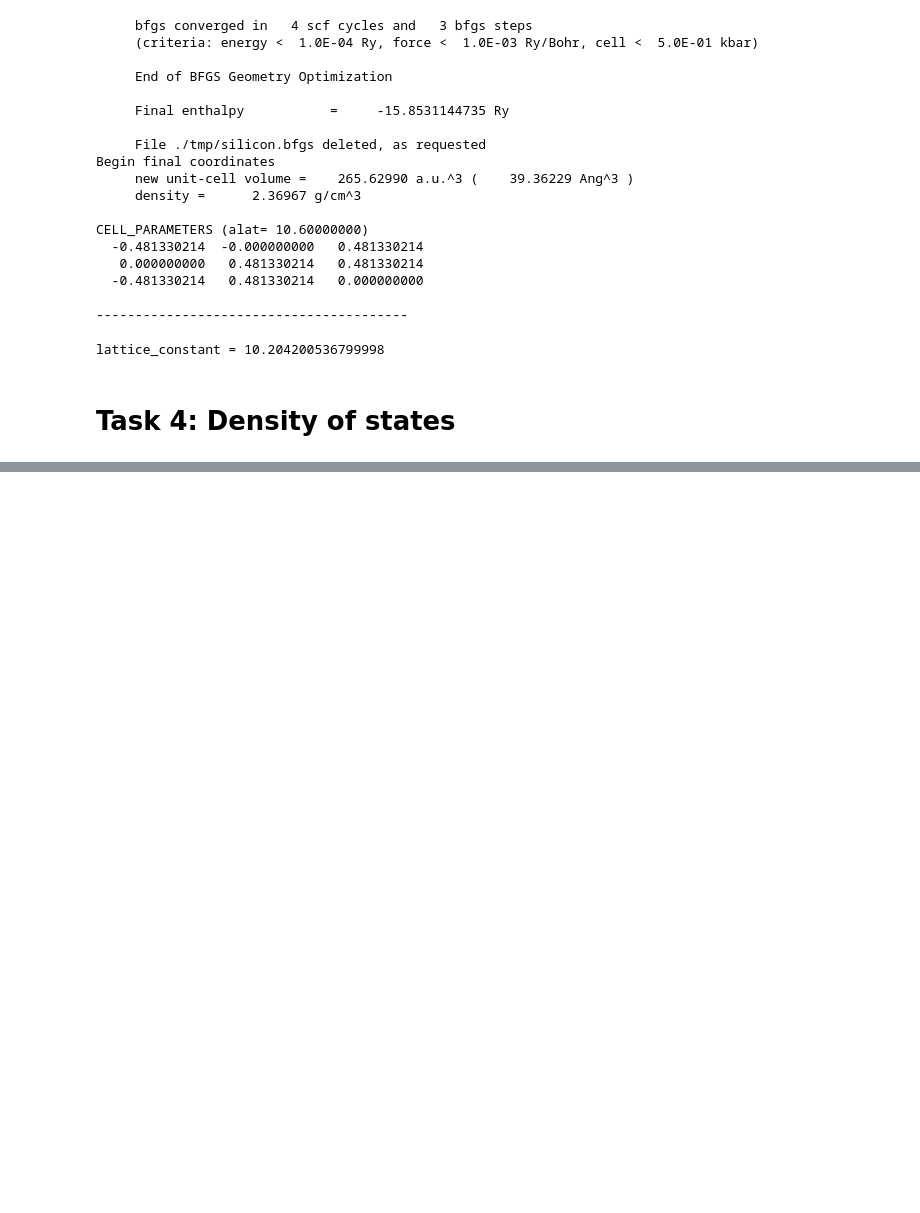
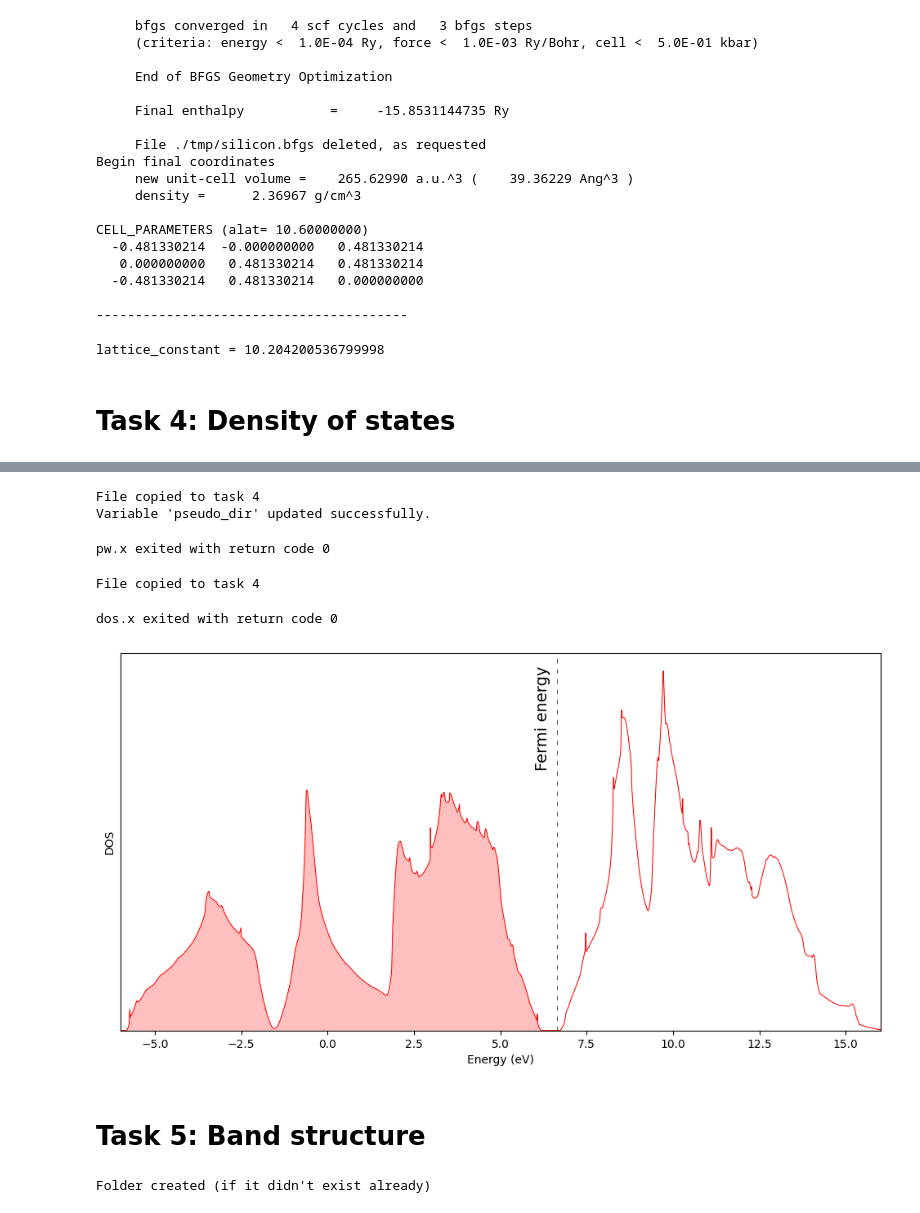
Before and after one commit to coteo-cbpf/Quantum-Espresso-tutorial, a Jupyter notebook: calculations/task-solutions.ipynb, the cells around one changed output, grey strips where cells are left out. Drawn from its saved outputs; the diff is of its cells as text; code cells hidden in the pictures; blank space fills up the shorter version.

Commit message:
Add DOS and band structure to solutions

```diff
--- a/calculations/task-solutions.ipynb
+++ b/calculations/task-solutions.ipynb
@@ -349,3 +349,9 @@ print(f'lattice_constant = {10.6 * 0.481330214/0.5}')
 lattice_constant = 10.204200536799998
 # %% [markdown]
 # Task 4: Density of states
+# %%
+import os # OS routines for NT or Posix depending on what system we're on.
+
+work_directory = "task 4"
+os.makedirs(work_directory, exist_ok=True)
+print("Folder created (if it didn't exist already)")
@@ -351,0 +388,34 @@ lattice_constant = 10.204200536799998
+# %%
+import shutil # Utility functions for copying and archiving files and directory trees.
+
+source_file = "../src/silicon/pw.nscf.silicon_dos.in"
+shutil.copy(source_file, work_directory)
+print(f"File copied to {work_directory}")
+
+input_file = os.path.join(work_directory, "pw.nscf.silicon_dos.in")
+output_file = os.path.join(work_directory, "pw.nscf.silicon_dos.out")
+
+pseudo_dir = "../../src/pseudos"
+
+_ = update_variable_in_file(input_file, "pseudo_dir", pseudo_dir)
+# %% [output]
+File copied to task 4
+Variable 'pseudo_dir' updated successfully.
+# %%
+# run pw.x from the work directory, feeding it the input file and
+# writing stdout to the designated output file
+with open(input_file, 'r') as inp, open(output_file, 'w') as out:
+    ret = subprocess.run([program], stdin=inp, stdout=out, cwd=work_directory)
+
+print(f"pw.x exited with return code {ret.returncode}")
+# %% [output]
+pw.x exited with return code 0
+# %%
+source_file = "../src/silicon/pp.dos.silicon.in"
+shutil.copy(source_file, work_directory)
+print(f"File copied to {work_directory}")
+
+input_file = os.path.join(work_directory, "pp.dos.silicon.in")
+output_file = os.path.join(work_directory, "pp.dos.silicon.out")
+# %% [output]
+File copied to task 4
@@ -351,0 +425,40 @@ lattice_constant = 10.204200536799998
+# %%
+with open(input_file, 'r') as inp, open(output_file, 'w') as out:
+    ret = subprocess.run([program], stdin=inp, stdout=out, cwd=work_directory)
+
+print(f"dos.x exited with return code {ret.returncode}")
+# %% [output]
+dos.x exited with return code 0
+# %%
+import matplotlib.pyplot as plt
+from matplotlib import rcParamsDefault
+import numpy as np
+%matplotlib inline
+
+# load data
+energy, dos, idos = np.loadtxt(os.path.join(work_directory, "si_dos.dat"), unpack=True)
+
+# make plot
+plt.figure(figsize = (12, 6))
+plt.plot(energy, dos, linewidth=0.75, color='red')
+plt.yticks([])
+plt.xlabel('Energy (eV)')
+plt.ylabel('DOS')
+plt.axvline(x=6.642, linewidth=0.5, color='k', linestyle=(0, (8, 10)))
+plt.xlim(-6, 16)
+plt.ylim(0, )
+plt.fill_between(energy, 0, dos, where=(energy < 6.642), facecolor='red', alpha=0.25)
+plt.text(6, 1.7, 'Fermi energy', fontsize= 14, rotation=90)
+plt.show()
+# %% [output]
+[figure, added]
+# %% [markdown]
+# Task 5: Band structure
+# %%
+import os # OS routines for NT or Posix depending on what system we're on.
+
+work_directory = "task 5"
+os.makedirs(work_directory, exist_ok=True)
+print("Folder created (if it didn't exist already)")
+# %% [output]
+Folder created (if it didn't exist already)
```
Also changed, not shown: parts of 15 cells of this notebook, 21 other files.
